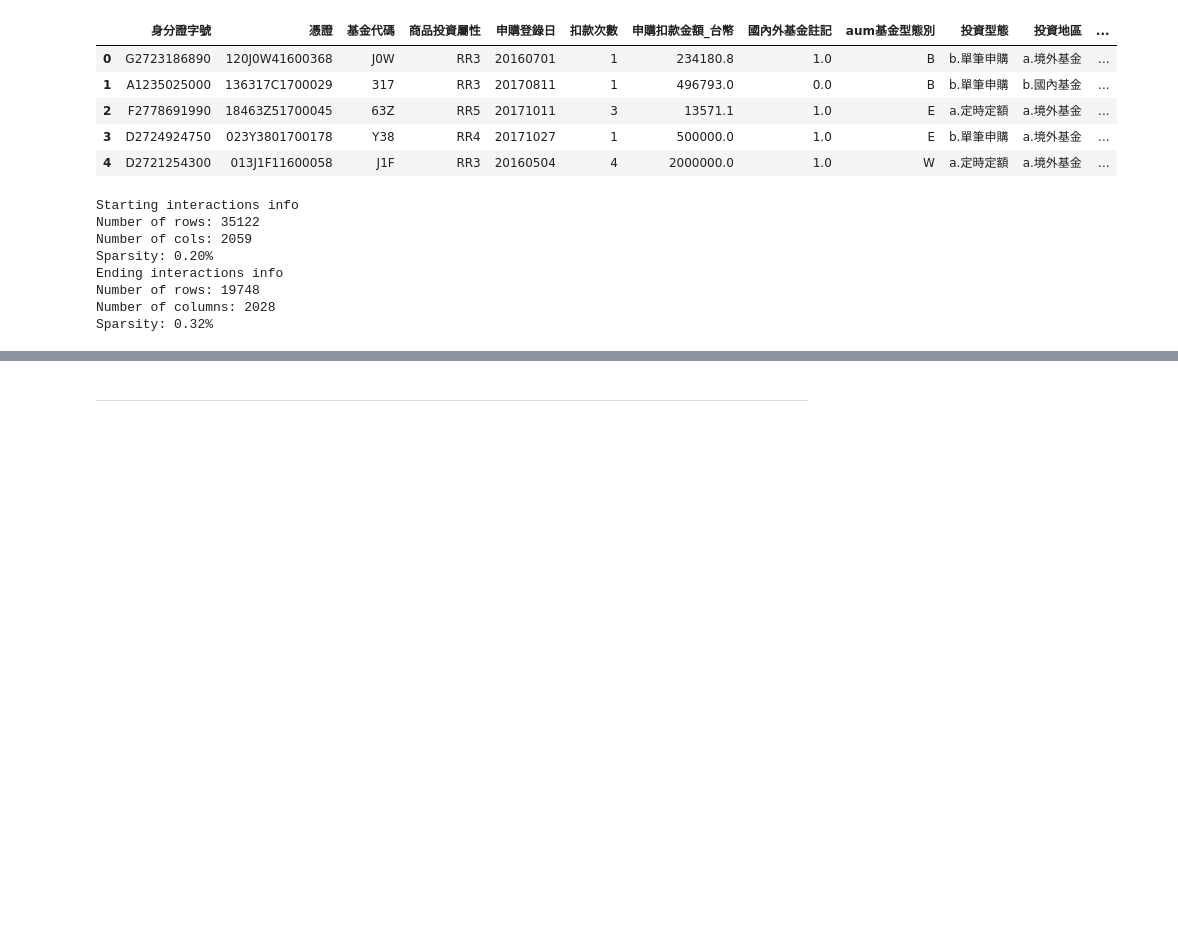
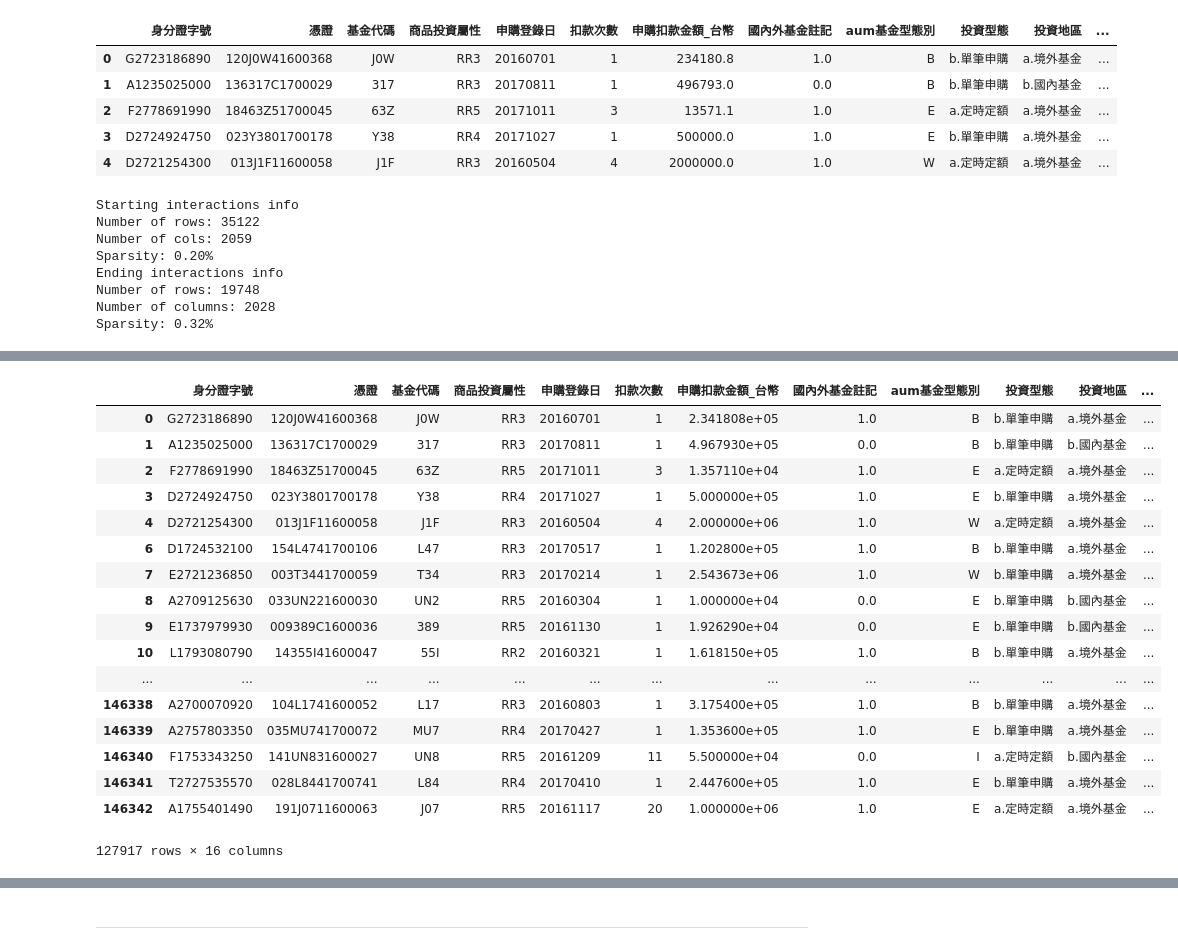
Before and after one commit to 000Nelson000/PlayRecommendSystem, a Jupyter notebook: rec_funds/rec_funds_offline.ipynb, the cells around one changed output, grey strips where cells are left out. Drawn from its saved outputs; the diff is of its cells as text; code cells hidden in the pictures; blank space fills up the shorter version.

```diff
--- a/rec_funds/rec_funds_offline.ipynb
+++ b/rec_funds/rec_funds_offline.ipynb
@@ -39,0 +46,9 @@ train,test, user_idxs = train_test_split(purchased_ui,split_count=1,fraction=0.2
+# %%
+def map_ids(row,mapper):
+    return mapper[row]
+
+uids_idx = df_gt2['身分證字號'].apply(map_ids,args=[userid_to_idx])
+iids_idx = df_gt2['基金代碼'].apply(map_ids,args=[itemid_to_idx])
+df_gt2['uidxs'] = uids_idx
+df_gt2['iidxs'] = iids_idx
+df_gt2.head()
@@ -39,0 +62,31 @@ train,test, user_idxs = train_test_split(purchased_ui,split_count=1,fraction=0.2
+# %%
+train_coo = train.tocoo()
+train_uidxs,train_iidxs = train_coo.row,train_coo.col
+train_ui_list = list(zip(train_uidxs,train_iidxs))
+
+df_gt2['uidxs_iidxs'] = df_gt2['uidxs'].astype('str') + '_'+ df_gt2['iidxs'].astype('str')
+selected_ui_list = [str(e[0]) + '_' + str(e[1]) for  e in train_ui_list]
+
+df_train = df_gt2.loc[df_gt2['uidxs_iidxs'].isin(selected_ui_list)]
+# %%
+df_train.drop('uidxs_iidxs',axis=1)
+df_gt2.drop('uidxs_iidxs',axis=1)
+# %% [output]
+|  | 身分證字號 | 憑證 | 基金代碼 | 商品投資屬性 | 申購登錄日 | 扣款次數 | 申購扣款金額_台幣 | 國內外基金註記 | aum基金型態別 | 投資型態 | 投資地區 | ... |
+| 0 | G2723186890 | 120J0W41600368 | J0W | RR3 | 20160701 | 1 | 2.341808e+05 | 1.0 | B | b.單筆申購 | a.境外基金 | ... |
+| 1 | A1235025000 | 136317C1700029 | 317 | RR3 | 20170811 | 1 | 4.967930e+05 | 0.0 | B | b.單筆申購 | b.國內基金 | ... |
+| 2 | F2778691990 | 18463Z51700045 | 63Z | RR5 | 20171011 | 3 | 1.357110e+04 | 1.0 | E | a.定時定額 | a.境外基金 | ... |
+| 3 | D2724924750 | 023Y3801700178 | Y38 | RR4 | 20171027 | 1 | 5.000000e+05 | 1.0 | E | b.單筆申購 | a.境外基金 | ... |
+| 4 | D2721254300 | 013J1F11600058 | J1F | RR3 | 20160504 | 4 | 2.000000e+06 | 1.0 | W | a.定時定額 | a.境外基金 | ... |
+| 6 | D1724532100 | 154L4741700106 | L47 | RR3 | 20170517 | 1 | 1.202800e+05 | 1.0 | B | b.單筆申購 | a.境外基金 | ... |
+| 7 | E2721236850 | 003T3441700059 | T34 | RR3 | 20170214 | 1 | 2.543673e+06 | 1.0 | W | b.單筆申購 | a.境外基金 | ... |
+| 8 | A2709125630 | 033UN221600030 | UN2 | RR5 | 20160304 | 1 | 1.000000e+04 | 0.0 | E | b.單筆申購 | b.國內基金 | ... |
+| 9 | E1737979930 | 009389C1600036 | 389 | RR5 | 20161130 | 1 | 1.926290e+04 | 0.0 | E | b.單筆申購 | b.國內基金 | ... |
+| 10 | L1793080790 | 14355I41600047 | 55I | RR2 | 20160321 | 1 | 1.618150e+05 | 1.0 | B | b.單筆申購 | a.境外基金 | ... |
+| ... | ... | ... | ... | ... | ... | ... | ... | ... | ... | ... | ... | ... |
+| 146338 | A2700070920 | 104L1741600052 | L17 | RR3 | 20160803 | 1 | 3.175400e+05 | 1.0 | B | b.單筆申購 | a.境外基金 | ... |
+| 146339 | A2757803350 | 035MU741700072 | MU7 | RR4 | 20170427 | 1 | 1.353600e+05 | 1.0 | E | b.單筆申購 | a.境外基金 | ... |
+| 146340 | F1753343250 | 141UN831600027 | UN8 | RR5 | 20161209 | 11 | 5.500000e+04 | 0.0 | I | a.定時定額 | b.國內基金 | ... |
+| 146341 | T2727535570 | 028L8441700741 | L84 | RR4 | 20170410 | 1 | 2.447600e+05 | 1.0 | E | b.單筆申購 | a.境外基金 | ... |
+| 146342 | A1755401490 | 191J0711600063 | J07 | RR5 | 20161117 | 20 | 1.000000e+06 | 1.0 | E | a.定時定額 | a.境外基金 | ... |
+127917 rows × 16 columns
```
Also changed, not shown: parts of 25 cells of this notebook, 1 other file.
